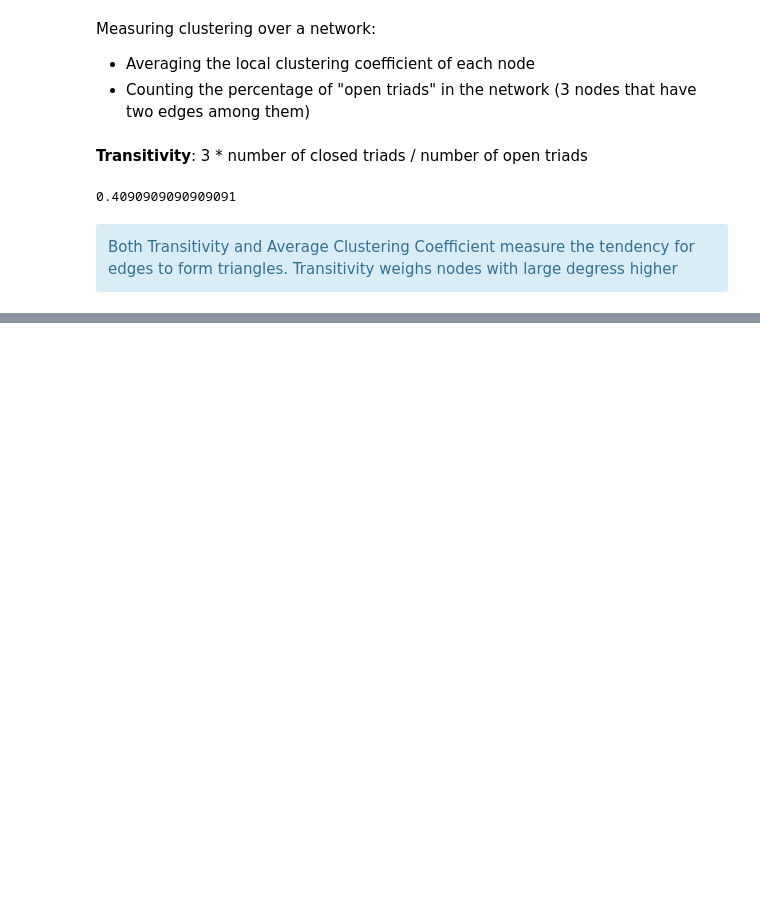
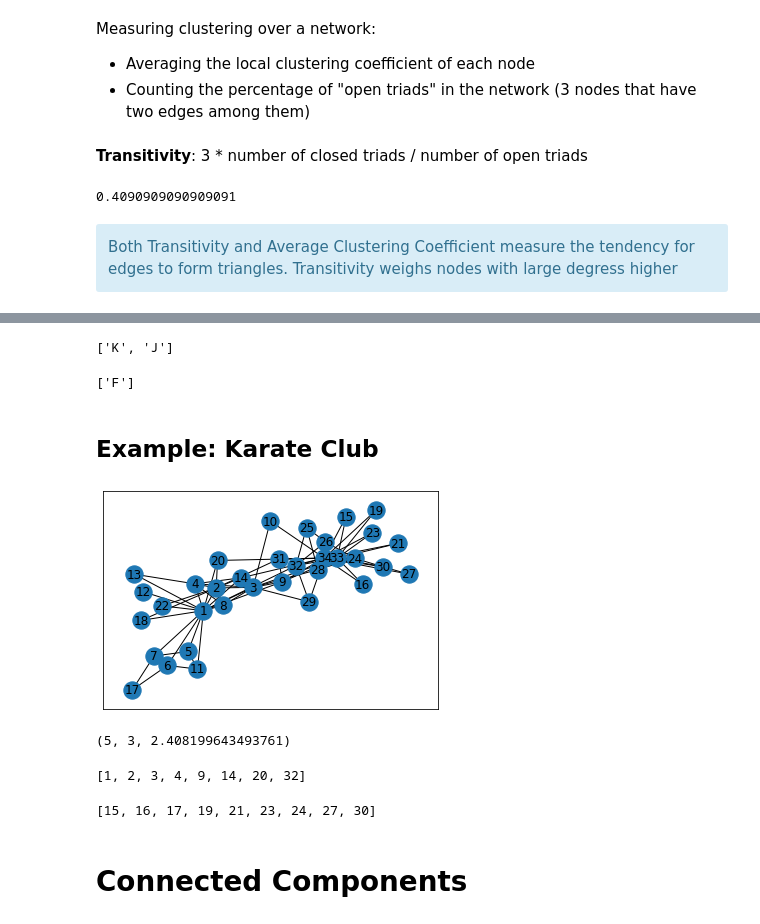
Before and after one commit to Siliam/social_network_analysis, a Jupyter notebook: networkx/Network Connectivity.ipynb, the cells around one changed output, grey strips where cells are left out. Saved outputs shown, nothing was run; the diff lists cells and outputs as text; code cells hidden in the pictures; blank space fills up the shorter version.

```diff
--- a/networkx/Network Connectivity.ipynb
+++ b/networkx/Network Connectivity.ipynb
@@ -48,0 +129,31 @@ Both Transitivity and Average Clustering Coefficient measure the tendency for ed
+# %%
+nx.periphery(G)
+# %% [output]
+['K', 'J']
+# %%
+nx.center(G)
+# %% [output]
+['F']
+# %% [markdown]
+## Example: Karate Club
+# %%
+K = nx.karate_club_graph()
+K = nx.convert_node_labels_to_integers(K, first_label=1)
+# %%
+nx.draw_networkx(K)
+# %% [output]
+[figure, added]
+# %%
+nx.diameter(K), nx.radius(K), nx.average_shortest_path_length(K)
+# %% [output]
+(5, 3, 2.408199643493761)
+# %%
+nx.center(K)
+# %% [output]
+[1, 2, 3, 4, 9, 14, 20, 32]
+# %%
+nx.periphery(K)
+# %% [output]
+[15, 16, 17, 19, 21, 23, 24, 27, 30]
+# %% [markdown]
+# Connected Components
```
Also changed, not shown: parts of 41 cells of this notebook.
